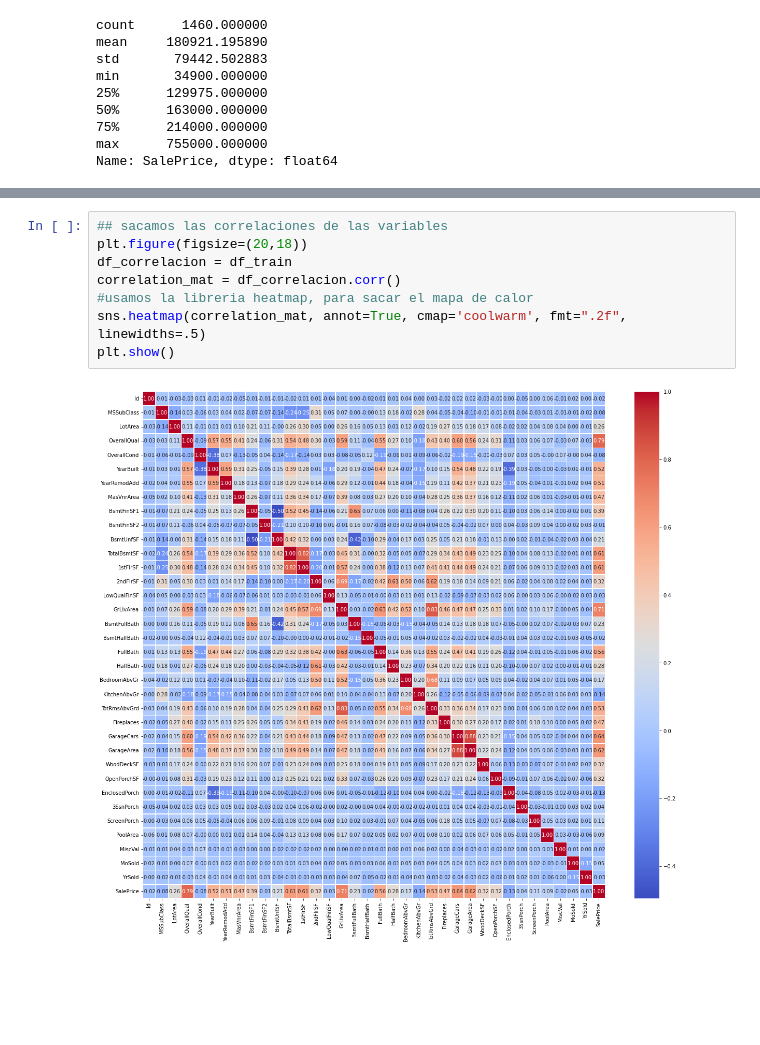
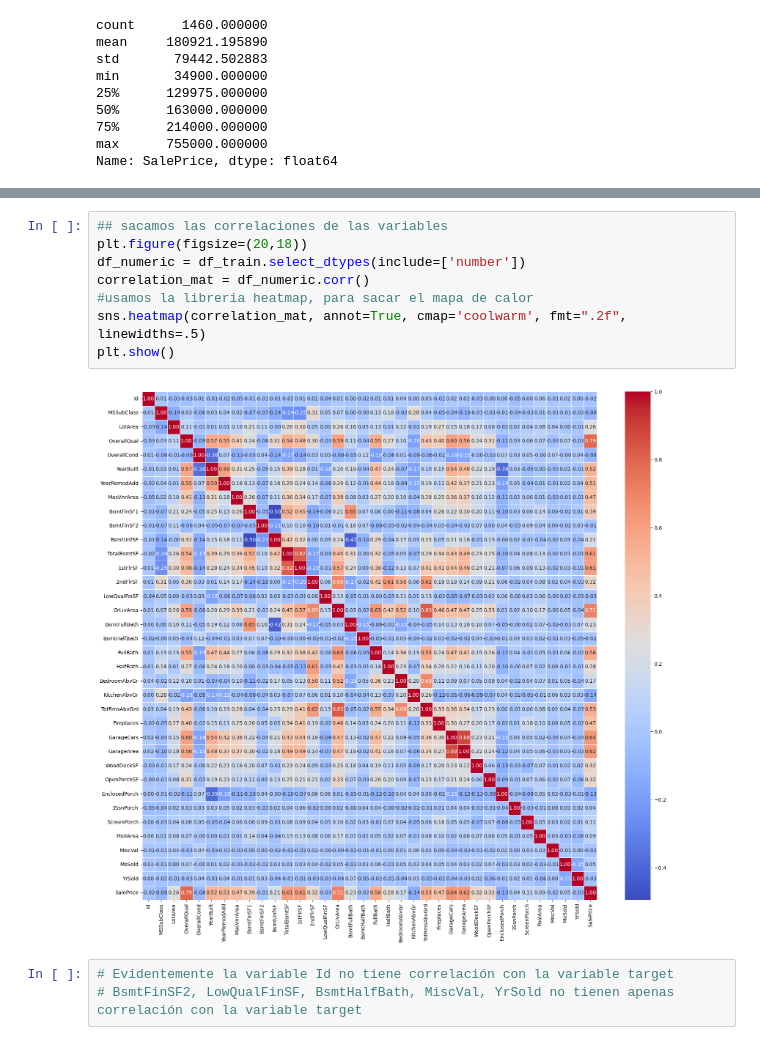
Before and after one commit to tomasmorin97/kaggle_competition, a Jupyter notebook: scripts/Proyecto.ipynb, the cells around one changed output, grey strips where cells are left out. Saved outputs shown, nothing was run; the diff lists cells and outputs as text; blank space fills up the shorter version.

```diff
--- a/scripts/Proyecto.ipynb
+++ b/scripts/Proyecto.ipynb
@@ -270,10 +252,13 @@ sns.histplot(df_train['SalePrice'],  color='blue', alpha=0.7);
 # %%
 ## sacamos las correlaciones de las variables
 plt.figure(figsize=(20,18))
-df_correlacion = df_train
-correlation_mat = df_correlacion.corr()
+df_numeric = df_train.select_dtypes(include=['number'])
+correlation_mat = df_numeric.corr()
 #usamos la libreria heatmap, para sacar el mapa de calor
 sns.heatmap(correlation_mat, annot=True, cmap='coolwarm', fmt=".2f", linewidths=.5)
 plt.show()
 # %% [output]
-[figure, old version]
+[figure, new version]
+# %%
+# Evidentemente la variable Id no tiene correlación con la variable target
+# BsmtFinSF2, LowQualFinSF, BsmtHalfBath, MiscVal, YrSold no tienen apenas correlación con la variable target
```
Also changed, not shown: parts of 10 cells of this notebook, 1 other file.
